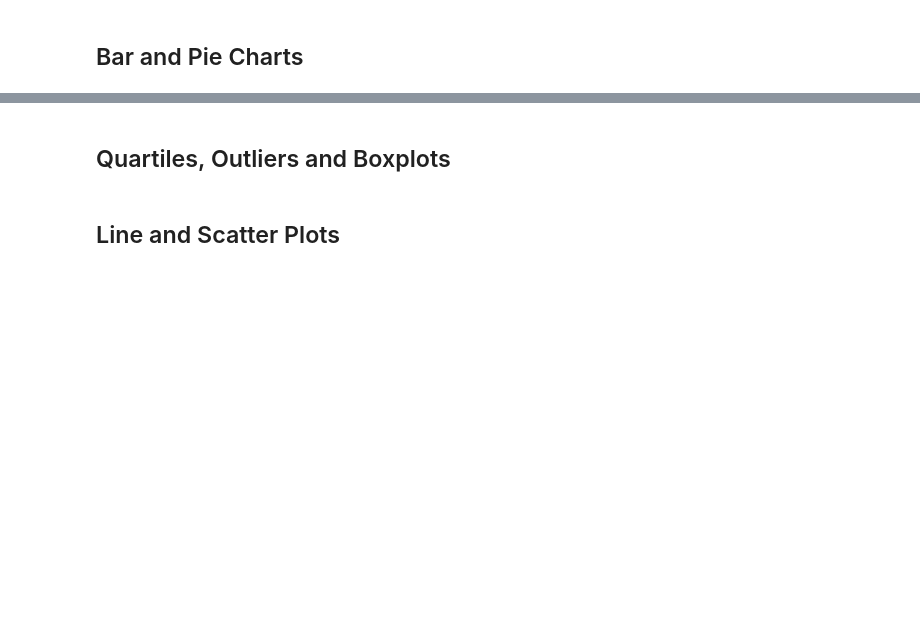
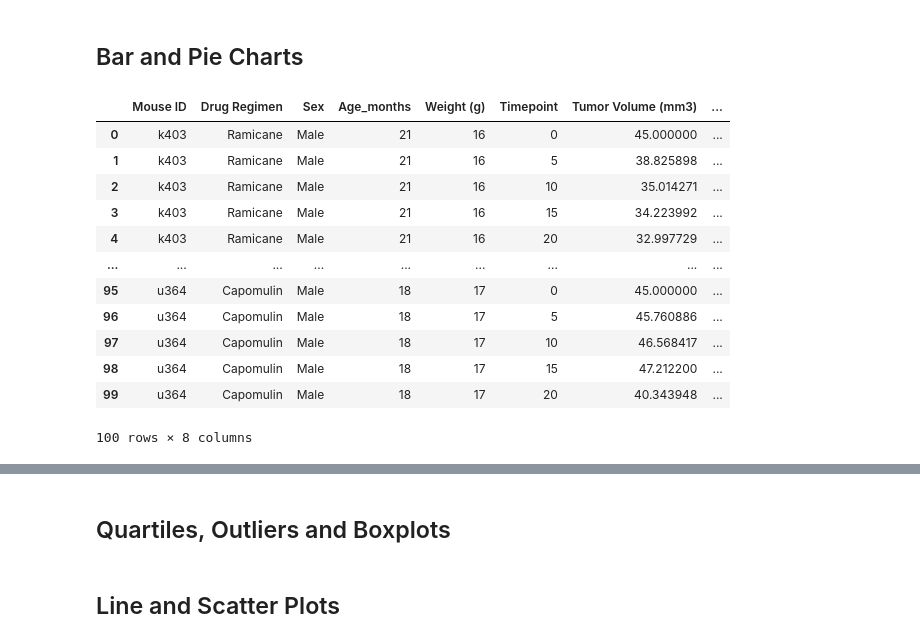
Before and after one commit to Slyssy/matplotlib-challenge, a Jupyter notebook: The_Power_of_Plots/Pymaceuticals/pymaceuticals.ipynb, the cells around one changed output, grey strips where cells are left out. Drawn from its saved outputs; the diff is of its cells as text; code cells hidden in the pictures; blank space fills up the shorter version.

```diff
--- a/The_Power_of_Plots/Pymaceuticals/pymaceuticals.ipynb
+++ b/The_Power_of_Plots/Pymaceuticals/pymaceuticals.ipynb
@@ -188,3 +129,19 @@ SpecificationError: nested renamer is not supported
 ## Bar and Pie Charts
 # %%
 # Generate a bar plot showing the total number of mice for each treatment throughout the course of the study using pandas.
+# %%
+df.head(100)
+# %% [output]
+|  | Mouse ID | Drug Regimen | Sex | Age_months | Weight (g) | Timepoint | Tumor Volume (mm3) | ... |
+| 0 | k403 | Ramicane | Male | 21 | 16 | 0 | 45.000000 | ... |
+| 1 | k403 | Ramicane | Male | 21 | 16 | 5 | 38.825898 | ... |
+| 2 | k403 | Ramicane | Male | 21 | 16 | 10 | 35.014271 | ... |
+| 3 | k403 | Ramicane | Male | 21 | 16 | 15 | 34.223992 | ... |
+| 4 | k403 | Ramicane | Male | 21 | 16 | 20 | 32.997729 | ... |
+| ... | ... | ... | ... | ... | ... | ... | ... | ... |
+| 95 | u364 | Capomulin | Male | 18 | 17 | 0 | 45.000000 | ... |
+| 96 | u364 | Capomulin | Male | 18 | 17 | 5 | 45.760886 | ... |
+| 97 | u364 | Capomulin | Male | 18 | 17 | 10 | 46.568417 | ... |
+| 98 | u364 | Capomulin | Male | 18 | 17 | 15 | 47.212200 | ... |
+| 99 | u364 | Capomulin | Male | 18 | 17 | 20 | 40.343948 | ... |
+100 rows × 8 columns
```
Also changed, not shown: parts of 9 cells of this notebook.
